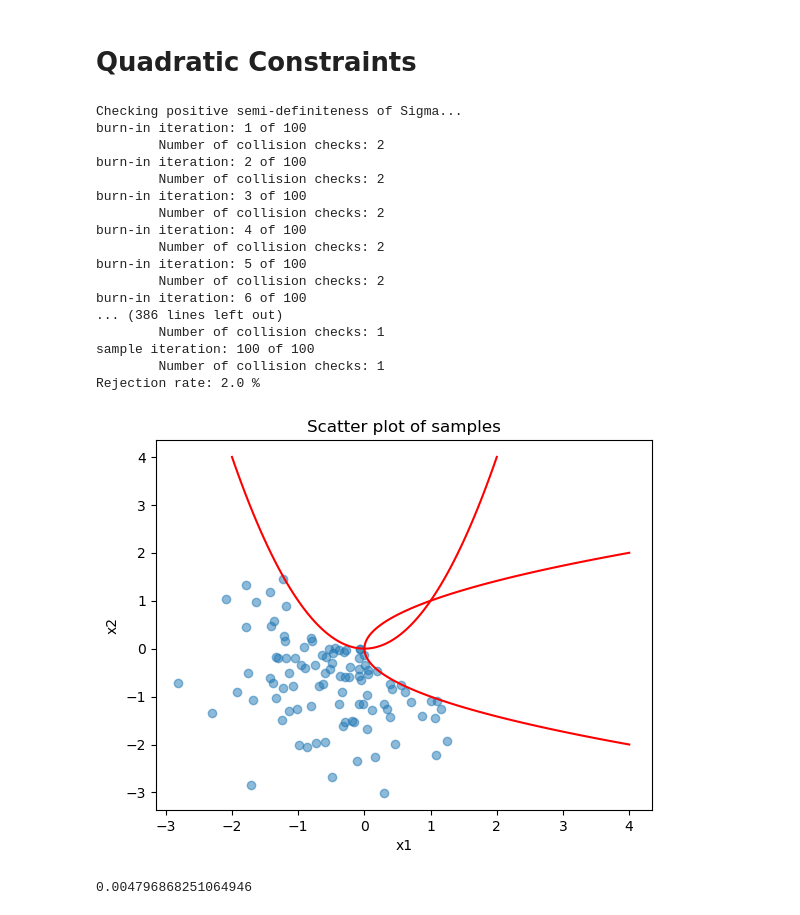
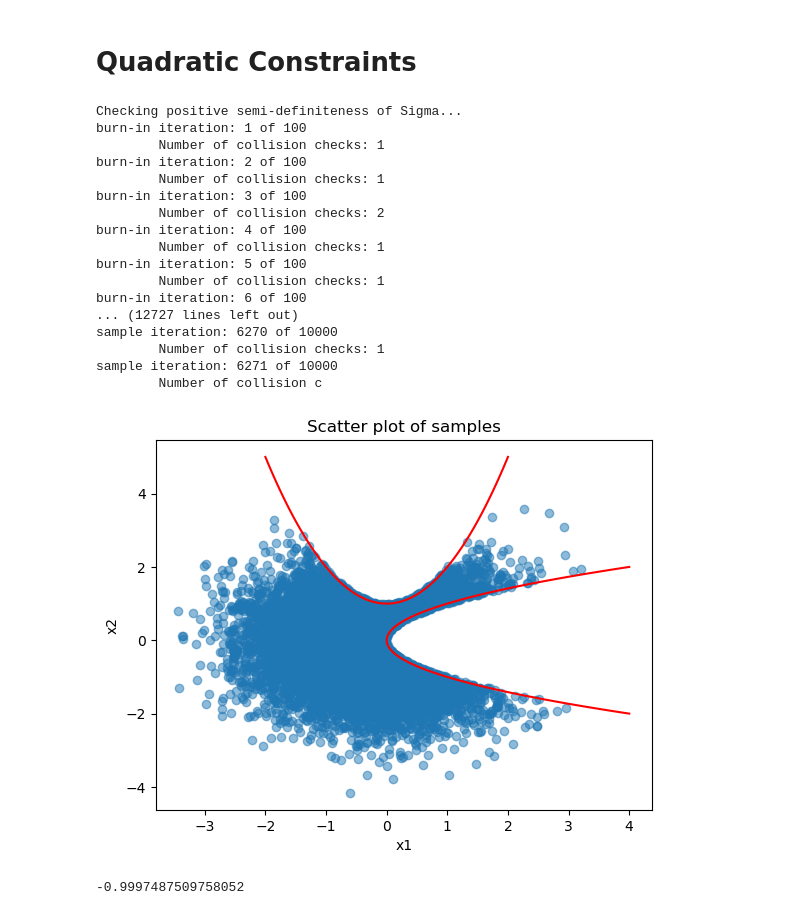
Before and after one commit to erik-a-bensen/tmg_hmc, a Jupyter notebook: tests.ipynb, the cells around one changed output. Cells and saved outputs as stored; diff of their text form; code cells hidden in the pictures.

```diff
--- a/tests.ipynb
+++ b/tests.ipynb
@@ -122,40 +122,40 @@ Checking positive semi-definiteness of Sigma...
 # Quadratic Constraints
 # %%
 sampler = TMGSampler(mu, sigma, gpu=False)
-sampler.add_constraint(A=np.array([[1.,0],[0,0]]), f=np.array([0,-1.]), c=0, sparse=False) # X2 <= X1^2
+sampler.add_constraint(A=np.array([[1.,0],[0,0]]), f=np.array([0,-1.]), c=1, sparse=False) # X2 <= X1^2
 sampler.add_constraint(A=np.array([[0,0],[0,1.]]), f=np.array([-1.,0]), c=0, sparse=False) # X1 <= X2^2
 x0 = np.array([-1,0]).reshape(-1, 1)
-samples = sampler.sample(x0, 100, 100, verbose=True)
+samples = sampler.sample(x0, 10000, 100, verbose=True)
 # Scatter plot
 plt.scatter(samples[:,0], samples[:,1], alpha=0.5)
 plt.xlabel('x1')
 plt.ylabel('x2')
 x = np.linspace(-2,2,100)
-plt.plot(x, x**2, color='red')
+plt.plot(x, x**2+1, color='red')
 plt.plot(x**2, x, color='red')
 plt.title('Scatter plot of samples')
 plt.show()
 print(min(samples[:,0]**2 - samples[:,1]))
 # %% [output]
 Checking positive semi-definiteness of Sigma...
 burn-in iteration: 1 of 100
-        Number of collision checks: 2
+        Number of collision checks: 1
 burn-in iteration: 2 of 100
-        Number of collision checks: 2
+        Number of collision checks: 1
 burn-in iteration: 3 of 100
         Number of collision checks: 2
 burn-in iteration: 4 of 100
-        Number of collision checks: 2
+        Number of collision checks: 1
 burn-in iteration: 5 of 100
-        Number of collision checks: 2
+        Number of collision checks: 1
 burn-in iteration: 6 of 100
-... (386 lines left out)
+... (12727 lines left out)
+sample iteration: 6270 of 10000
         Number of collision checks: 1
-sample iteration: 100 of 100
-        Number of collision checks: 1
-Rejection rate: 2.0 %
+sample iteration: 6271 of 10000
+        Number of collision c
-[figure, old version]
+[figure, new version]
-0.004796868251064946
+-0.9997487509758052
 # %%
 sampler.save('test.pkl')
 # %%
```
Also changed, not shown: parts of 3 cells of this notebook, 1 other file.
